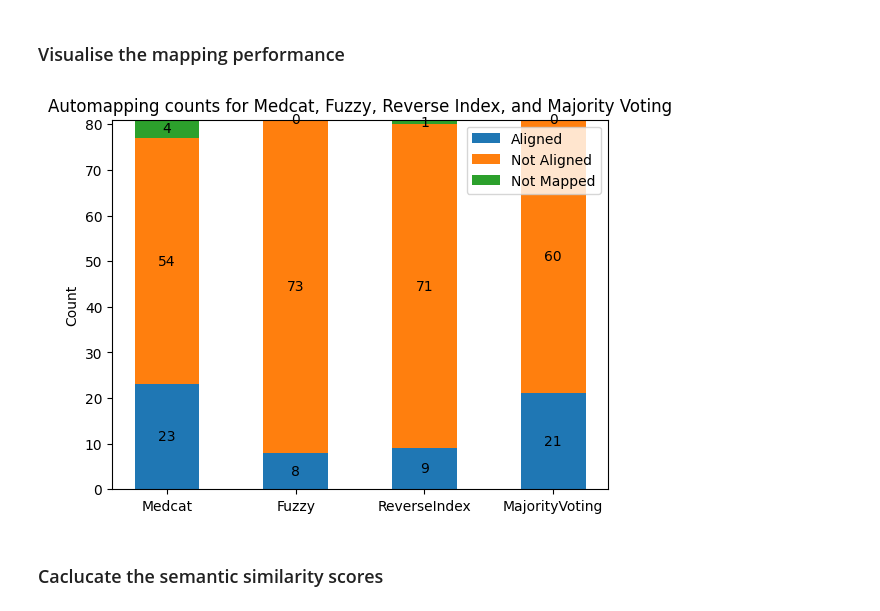
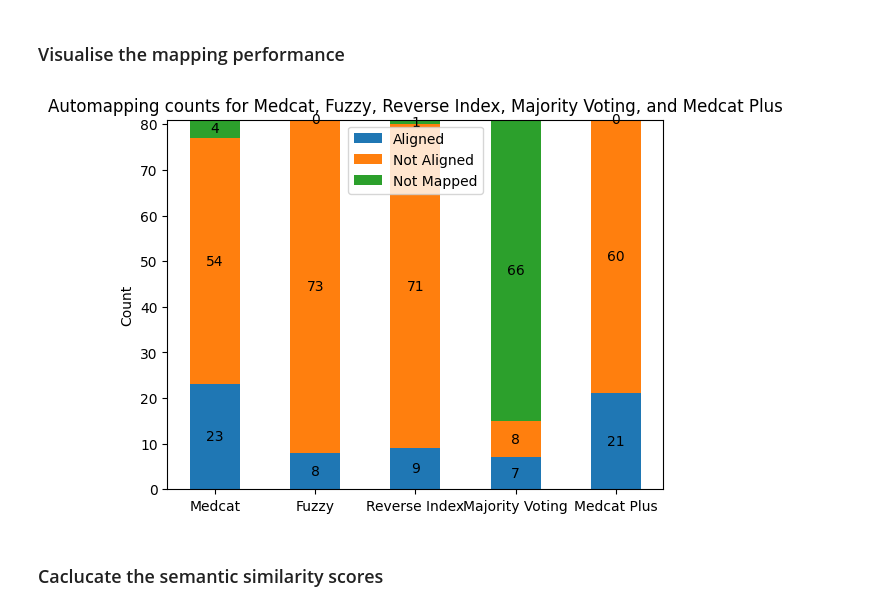
Before and after one commit to ryashpal/EHRQC, a Jupyter notebook: notebooks/python/concept_mapping/medcat_snomed.ipynb, the cells around one changed output. Saved outputs shown, nothing was run; the diff lists cells and outputs as text; code cells hidden in the pictures.

```diff
--- a/notebooks/python/concept_mapping/medcat_snomed.ipynb
+++ b/notebooks/python/concept_mapping/medcat_snomed.ipynb
@@ -405,7 +411,8 @@ mappedCancerFullDf
 | 80 | cin/pre-cancer cells cervix | 1072 | Malignant tumor of cervix | Tumor cells, malignant | Non-anemic red cell disorder | Squamous cell carcinoma of cervix | ... |
 81 rows × 7 columns
 # %%
-mappedCancerFullDf.loc[mappedCancerFullDf.majorityVoting.isna(), 'majorityVoting'] = mappedCancerFullDf[mappedCancerFullDf.majorityVoting.isna()].apply(func=getMaxConcept, axis=1)
+mappedCancerFullDf['medcatPlus'] = mappedCancerFullDf.majorityVoting
+mappedCancerFullDf.loc[mappedCancerFullDf.majorityVoting.isna(), 'medcatPlus'] = mappedCancerFullDf[mappedCancerFullDf.majorityVoting.isna()].apply(func=getMaxConcept, axis=1)
 mappedCancerFullDf
 # %% [output]
 |  | sourceName | sourceValueCode | curatedConcept | medcatConcept | fuzzyConcept | reverseIndexConcept | ... |
@@ -427,44 +434,47 @@ mappedCancerFullDf
 import matplotlib.pyplot as plt
 
 
-labels = ['Medcat', 'Fuzzy', 'ReverseIndex', 'MajorityVoting']
+labels = ['Medcat', 'Fuzzy', 'Reverse Index', 'Majority Voting', 'Medcat Plus']
 not_mapped = [
        (mappedCancerFullDf.shape[0] - mappedCancerFullDf.medcatConcept.notna().sum()),
        (mappedCancerFullDf.shape[0] - mappedCancerFullDf.fuzzyConcept.notna().sum()),
        (mappedCancerFullDf.shape[0] - mappedCancerFullDf.reverseIndexConcept.notna().sum()),
        (mappedCancerFullDf.shape[0] - mappedCancerFullDf.majorityVoting.notna().sum()),
+       (mappedCancerFullDf.shape[0] - mappedCancerFullDf.medcatPlus.notna().sum()),
        ]
 matching = [
        mappedCancerFullDf[mappedCancerFullDf.curatedConcept == mappedCancerFullDf.medcatConcept].shape[0],
        mappedCancerFullDf[mappedCancerFullDf.curatedConcept == mappedCancerFullDf.fuzzyConcept].shape[0],
        mappedCancerFullDf[mappedCancerFullDf.curatedConcept == mappedCancerFullDf.reverseIndexConcept].shape[0],
        mappedCancerFullDf[mappedCancerFullDf.curatedConcept == mappedCancerFullDf.majorityVoting].shape[0],
+       mappedCancerFullDf[mappedCancerFullDf.curatedConcept == mappedCancerFullDf.medcatPlus].shape[0],
        ]
 not_matching = [
        mappedCancerFullDf[mappedCancerFullDf.medcatConcept.notna() & (mappedCancerFullDf.curatedConcept != mappedCancerFullDf.medcatConcept)].shape[0],
        mappedCancerFullDf[mappedCancerFullDf.fuzzyConcept.notna() & (mappedCancerFullDf.curatedConcept != mappedCancerFullDf.fuzzyConcept)].shape[0],
        mappedCancerFullDf[mappedCancerFullDf.reverseIndexConcept.notna() & (mappedCancerFullDf.curatedConcept != mappedCancerFullDf.reverseIndexConcept)].shape[0],
        mappedCancerFullDf[mappedCancerFullDf.majorityVoting.notna() & (mappedCancerFullDf.curatedConcept != mappedCancerFullDf.majorityVoting)].shape[0],
+       mappedCancerFullDf[mappedCancerFullDf.medcatPlus.notna() & (mappedCancerFullDf.curatedConcept != mappedCancerFullDf.medcatPlus)].shape[0],
        ]
 width = 0.5       # the width of the bars: can also be len(x) sequence
 
 fig, ax = plt.subplots()
 
 p1 = ax.bar(labels, matching, width, label='Aligned')
 p2 = ax.bar(labels, not_matching, width, bottom=matching, label='Not Aligned')
 p3 = ax.bar(labels, not_mapped, width, bottom=[v + not_matching[i] for i, v in enumerate(matching)], label='Not Mapped')
 
 ax.set_ylabel('Count')
-ax.set_title('Automapping counts for Medcat, Fuzzy, Reverse Index, and Majority Voting')
+ax.set_title('Automapping counts for Medcat, Fuzzy, Reverse Index, Majority Voting, and Medcat Plus')
 ax.legend()
 
 ax.bar_label(p1, label_type='center')
 ax.bar_label(p2, label_type='center')
 ax.bar_label(p3, label_type='center')
 
 plt.show()
 # %% [output]
-[figure, old version]
+[figure, new version]
 # %% [markdown]
 ### Caclucate the semantic similarity scores
 # %%
```
Also changed, not shown: parts of 16 cells of this notebook.
